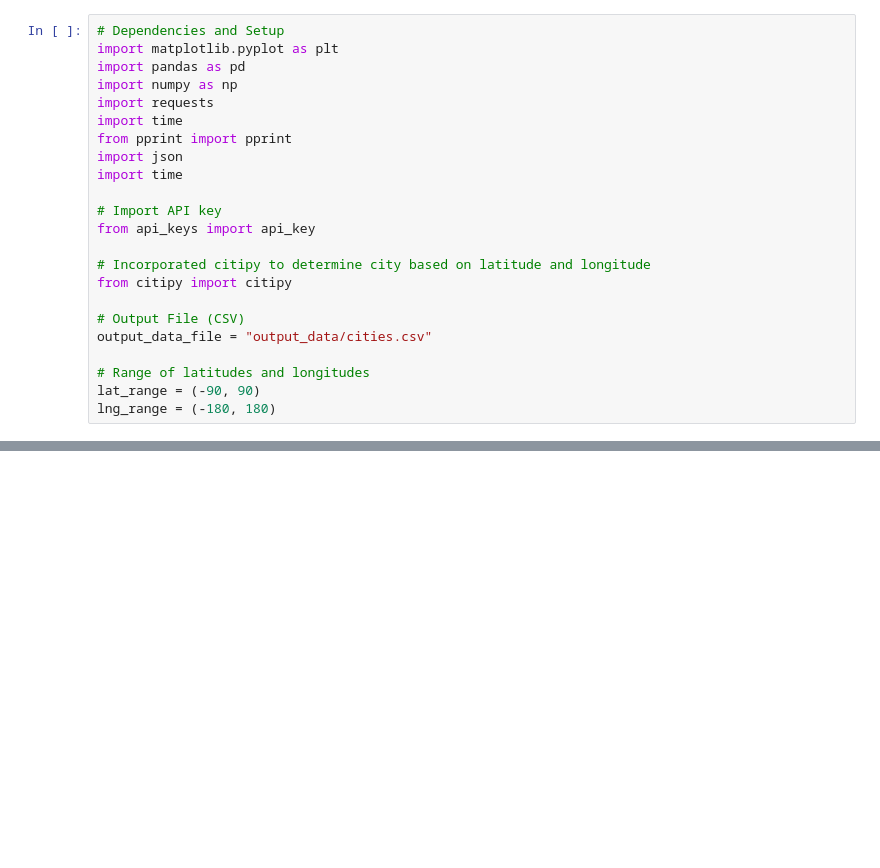
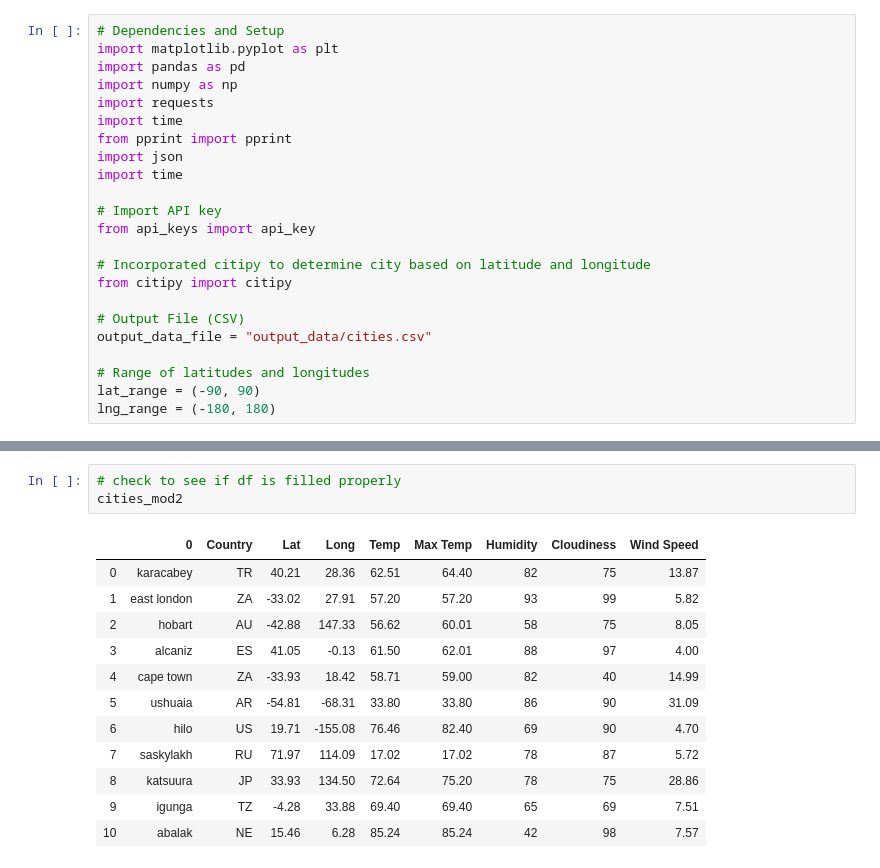
Before and after one commit to ejmayer/python-api-challenge, a Jupyter notebook: WeatherPy.ipynb, the cells around one changed output, grey strips where cells are left out. Drawn from its saved outputs; the diff is of its cells as text; blank space fills up the shorter version.

```diff
--- a/WeatherPy.ipynb
+++ b/WeatherPy.ipynb
@@ -319,0 +293,16 @@ plt.savefig("Images/lat_vs_wind_speed.png")
+# %%
+# check to see if df is filled properly
+cities_mod2
+# %% [output]
+|  | 0 | Country | Lat | Long | Temp | Max Temp | Humidity | Cloudiness | Wind Speed |
+| 0 | karacabey | TR | 40.21 | 28.36 | 62.51 | 64.40 | 82 | 75 | 13.87 |
+| 1 | east london | ZA | -33.02 | 27.91 | 57.20 | 57.20 | 93 | 99 | 5.82 |
+| 2 | hobart | AU | -42.88 | 147.33 | 56.62 | 60.01 | 58 | 75 | 8.05 |
+| 3 | alcaniz | ES | 41.05 | -0.13 | 61.50 | 62.01 | 88 | 97 | 4.00 |
+| 4 | cape town | ZA | -33.93 | 18.42 | 58.71 | 59.00 | 82 | 40 | 14.99 |
+| 5 | ushuaia | AR | -54.81 | -68.31 | 33.80 | 33.80 | 86 | 90 | 31.09 |
+| 6 | hilo | US | 19.71 | -155.08 | 76.46 | 82.40 | 69 | 90 | 4.70 |
+| 7 | saskylakh | RU | 71.97 | 114.09 | 17.02 | 17.02 | 78 | 87 | 5.72 |
+| 8 | katsuura | JP | 33.93 | 134.50 | 72.64 | 75.20 | 78 | 75 | 28.86 |
+| 9 | igunga | TZ | -4.28 | 33.88 | 69.40 | 69.40 | 65 | 69 | 7.51 |
+| 10 | abalak | NE | 15.46 | 6.28 | 85.24 | 85.24 | 42 | 98 | 7.57 |
```
Also changed, not shown: parts of 43 cells of this notebook, 4 other files.
